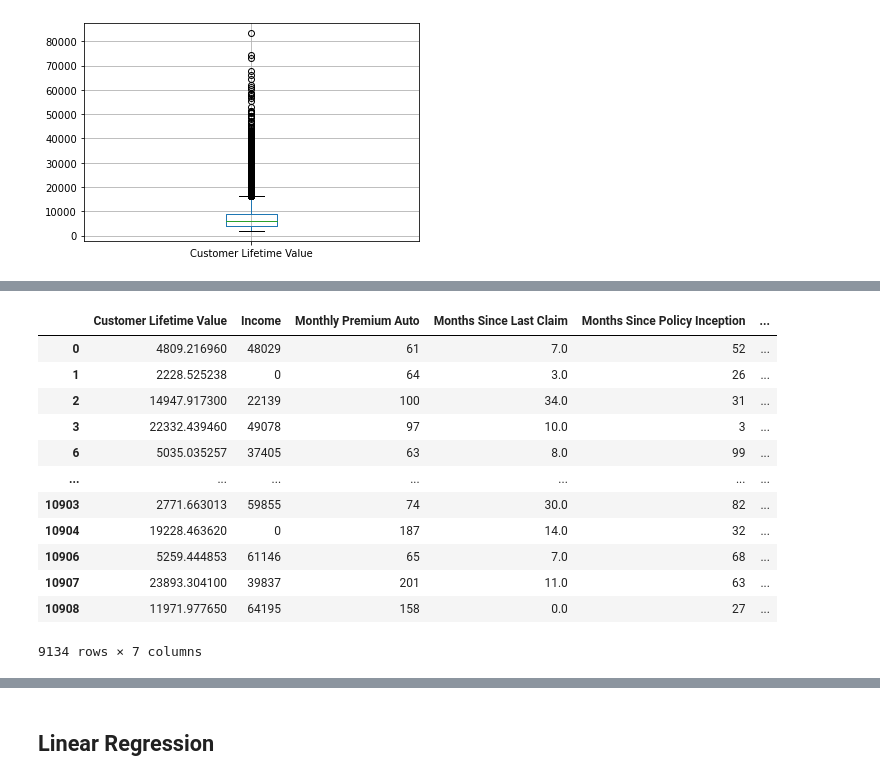
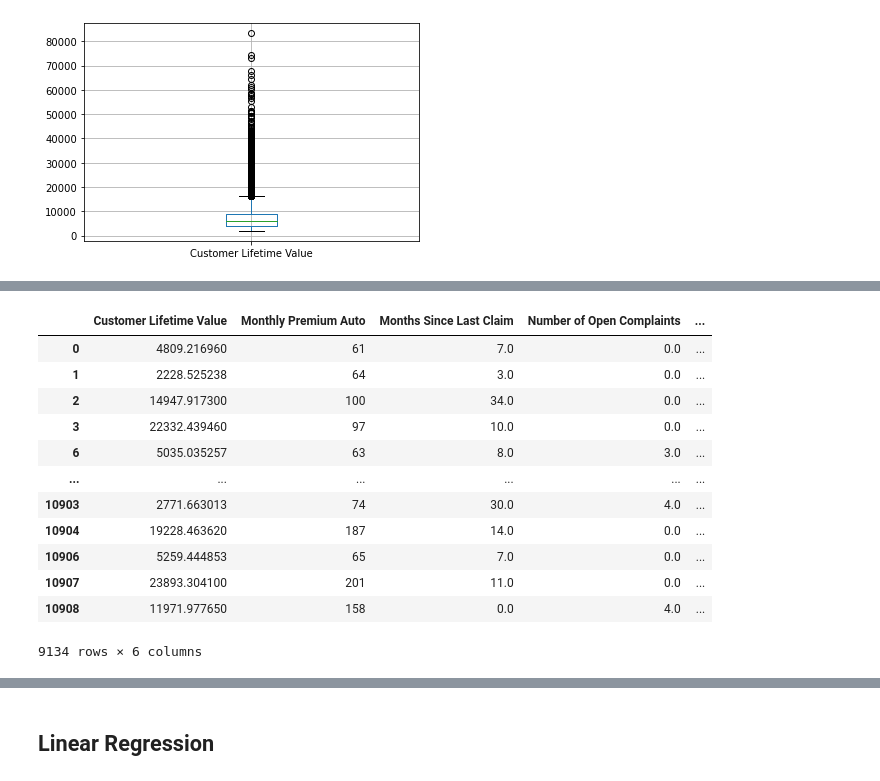
Before and after one commit to emma23579/IronhackLabs, a Jupyter notebook: Case_Study_Continued.ipynb, the cells around one changed output, grey strips where cells are left out. Cells and saved outputs as stored; diff of their text form; code cells hidden in the pictures.

```diff
--- a/Case_Study_Continued.ipynb
+++ b/Case_Study_Continued.ipynb
@@ -44,2 +30,2 @@ new_df = new_df.drop("Unnamed: 0", axis=1)
 # %%
-new_df = new_df.drop(["Customer", "Vehicle Type", "Effective To Date"], axis=1)
+new_df = new_df.drop(["Customer", "Vehicle Type", "Effective To Date", "Months Since Policy Inception", "Income"], axis=1)
@@ -121,17 +134,17 @@ y=new_df["Total Claim Amount"]
 # %%
-xn = x._get_numeric_data()
-xn
+new_df_n = new_df._get_numeric_data()
+new_df_n
 # %% [output]
-|  | Customer Lifetime Value | Income | Monthly Premium Auto | Months Since Last Claim | Months Since Policy Inception | ... |
-| 0 | 4809.216960 | 48029 | 61 | 7.0 | 52 | ... |
-| 1 | 2228.525238 | 0 | 64 | 3.0 | 26 | ... |
-| 2 | 14947.917300 | 22139 | 100 | 34.0 | 31 | ... |
-| 3 | 22332.439460 | 49078 | 97 | 10.0 | 3 | ... |
-| 6 | 5035.035257 | 37405 | 63 | 8.0 | 99 | ... |
-| ... | ... | ... | ... | ... | ... | ... |
-| 10903 | 2771.663013 | 59855 | 74 | 30.0 | 82 | ... |
-| 10904 | 19228.463620 | 0 | 187 | 14.0 | 32 | ... |
-| 10906 | 5259.444853 | 61146 | 65 | 7.0 | 68 | ... |
-| 10907 | 23893.304100 | 39837 | 201 | 11.0 | 63 | ... |
-| 10908 | 11971.977650 | 64195 | 158 | 0.0 | 27 | ... |
+|  | Customer Lifetime Value | Monthly Premium Auto | Months Since Last Claim | Number of Open Complaints | ... |
+| 0 | 4809.216960 | 61 | 7.0 | 0.0 | ... |
+| 1 | 2228.525238 | 64 | 3.0 | 0.0 | ... |
+| 2 | 14947.917300 | 100 | 34.0 | 0.0 | ... |
+| 3 | 22332.439460 | 97 | 10.0 | 0.0 | ... |
+| 6 | 5035.035257 | 63 | 8.0 | 3.0 | ... |
+| ... | ... | ... | ... | ... | ... |
+| 10903 | 2771.663013 | 74 | 30.0 | 4.0 | ... |
+| 10904 | 19228.463620 | 187 | 14.0 | 0.0 | ... |
+| 10906 | 5259.444853 | 65 | 7.0 | 0.0 | ... |
+| 10907 | 23893.304100 | 201 | 11.0 | 0.0 | ... |
+| 10908 | 11971.977650 | 158 | 0.0 | 4.0 | ... |
-9134 rows × 7 columns
+9134 rows × 6 columns
```
Also changed, not shown: parts of 42 cells of this notebook.
